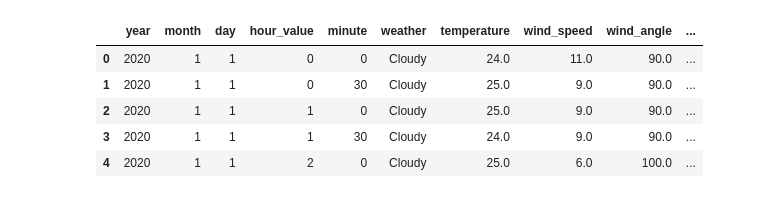
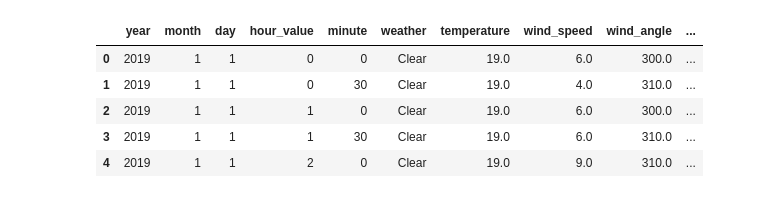
Before and after one commit to WinG-282k4/Weather-forecast, a Jupyter notebook: Show_data.ipynb, the cells around one changed output. Cells and saved outputs as stored; diff of their text form; code cells hidden in the pictures.

```diff
--- a/Show_data.ipynb
+++ b/Show_data.ipynb
@@ -5,17 +5,17 @@ import seaborn as sns
 import math
 # %%
 # Đọc file CSV
-file_path = "Clean_data/clean_data.csv"
+file_path = "Clean_data/clean_data_train.csv"
 df = pd.read_csv(file_path)
 
 df.head()
 # %% [output]
 |  | year | month | day | hour_value | minute | weather | temperature | wind_speed | wind_angle | ... |
-| 0 | 2020 | 1 | 1 | 0 | 0 | Cloudy | 24.0 | 11.0 | 90.0 | ... |
-| 1 | 2020 | 1 | 1 | 0 | 30 | Cloudy | 25.0 | 9.0 | 90.0 | ... |
-| 2 | 2020 | 1 | 1 | 1 | 0 | Cloudy | 25.0 | 9.0 | 90.0 | ... |
-| 3 | 2020 | 1 | 1 | 1 | 30 | Cloudy | 24.0 | 9.0 | 90.0 | ... |
-| 4 | 2020 | 1 | 1 | 2 | 0 | Cloudy | 25.0 | 6.0 | 100.0 | ... |
+| 0 | 2019 | 1 | 1 | 0 | 0 | Clear | 19.0 | 6.0 | 300.0 | ... |
+| 1 | 2019 | 1 | 1 | 0 | 30 | Clear | 19.0 | 4.0 | 310.0 | ... |
+| 2 | 2019 | 1 | 1 | 1 | 0 | Clear | 19.0 | 6.0 | 300.0 | ... |
+| 3 | 2019 | 1 | 1 | 1 | 30 | Clear | 19.0 | 6.0 | 310.0 | ... |
+| 4 | 2019 | 1 | 1 | 2 | 0 | Clear | 19.0 | 9.0 | 310.0 | ... |
 # %%
 # Vẽ biểu đồ phân phối các biến số
 numeric_cols = df.select_dtypes(include=["float64", "int64"]).columns
```
Also changed, not shown: parts of 1 cell of this notebook, 8 other files.
